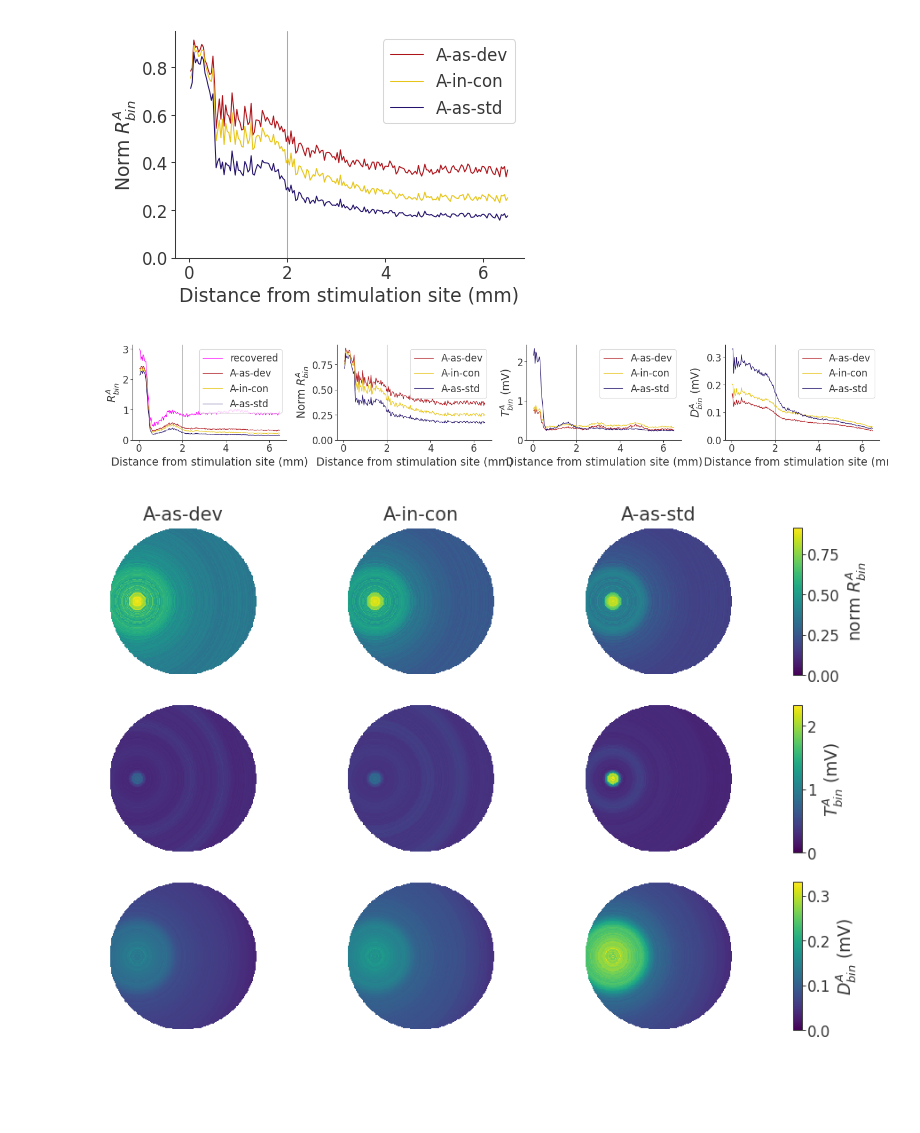
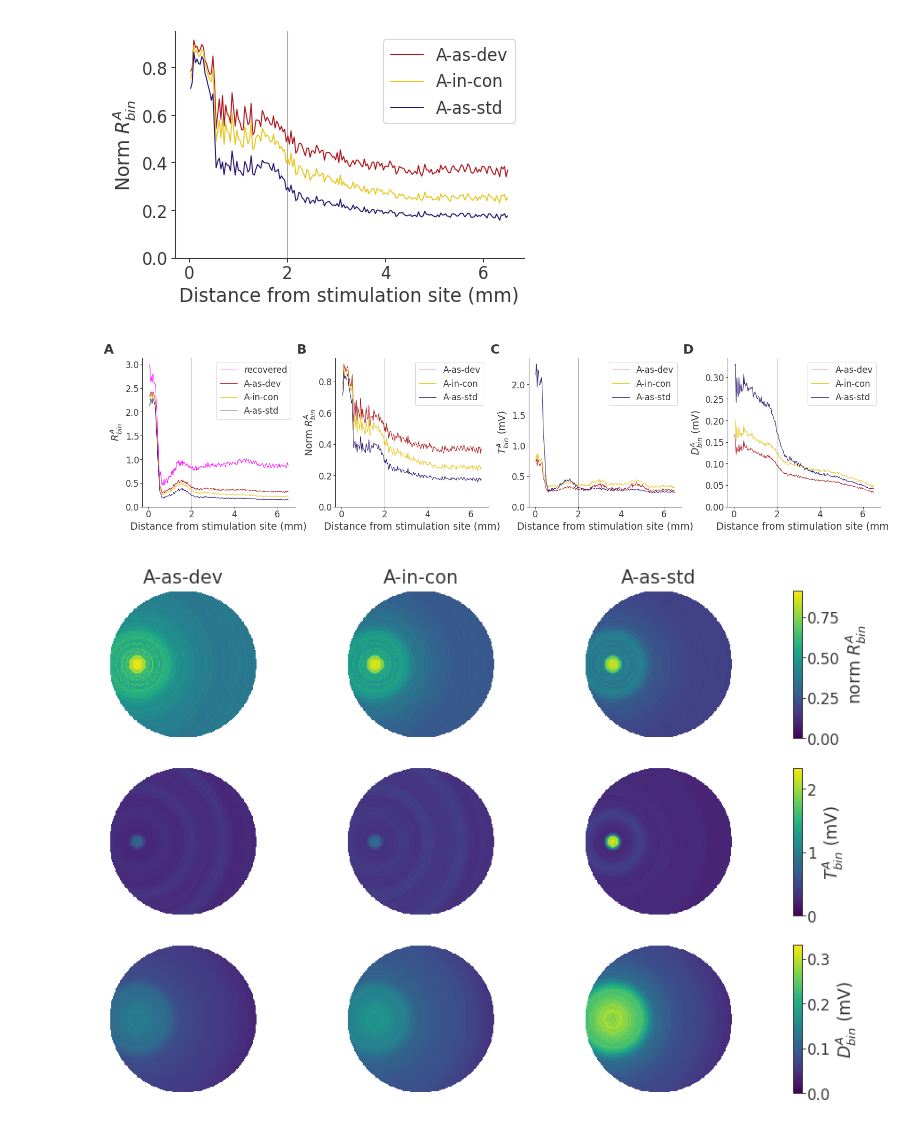
Before and after one commit to kernfel/plasticity-synergy-deviance-detection, a Jupyter notebook: Fig-space.ipynb, the cells around one changed output. Drawn from its saved outputs; the diff is of its cells as text; code cells hidden in the pictures; blank space fills up the shorter version.

```diff
--- a/Fig-space.ipynb
+++ b/Fig-space.ipynb
@@ -69,13 +69,16 @@ panel_frac_hist_lines(ax)
 # %% [output]
 [figure]
 # %%
-fig, axs = plt.subplots(1, 4, figsize=(9,1.5), dpi=150, layout='constrained')
+fig, axs = plt.subplots(1, 4, figsize=(10,2.5), dpi=150, layout='constrained')
 fig.patch.set_facecolor('w')
 for ax, kind in zip(axs[[0,2,3]], ('hist', 'TA', 'STD')):
     panel_raw_lines(ax, kind)
 panel_frac_hist_lines(axs[1])
+for i, ax in enumerate(axs):
+    pu.label_panel(ax, i)
+plt.savefig('paper-1/S8_fig.pdf')
 # %% [output]
-[figure, old version]
+[figure, new version]
 # %%
 def panel_frac_space(axs, cax, kind='hist', **kwargs):
     data = {'hist': disthist_steady, 'TA': fine_TA_steady, 'STD': fine_STD_steady}[kind]
```
Also changed, not shown: 1 other file.
